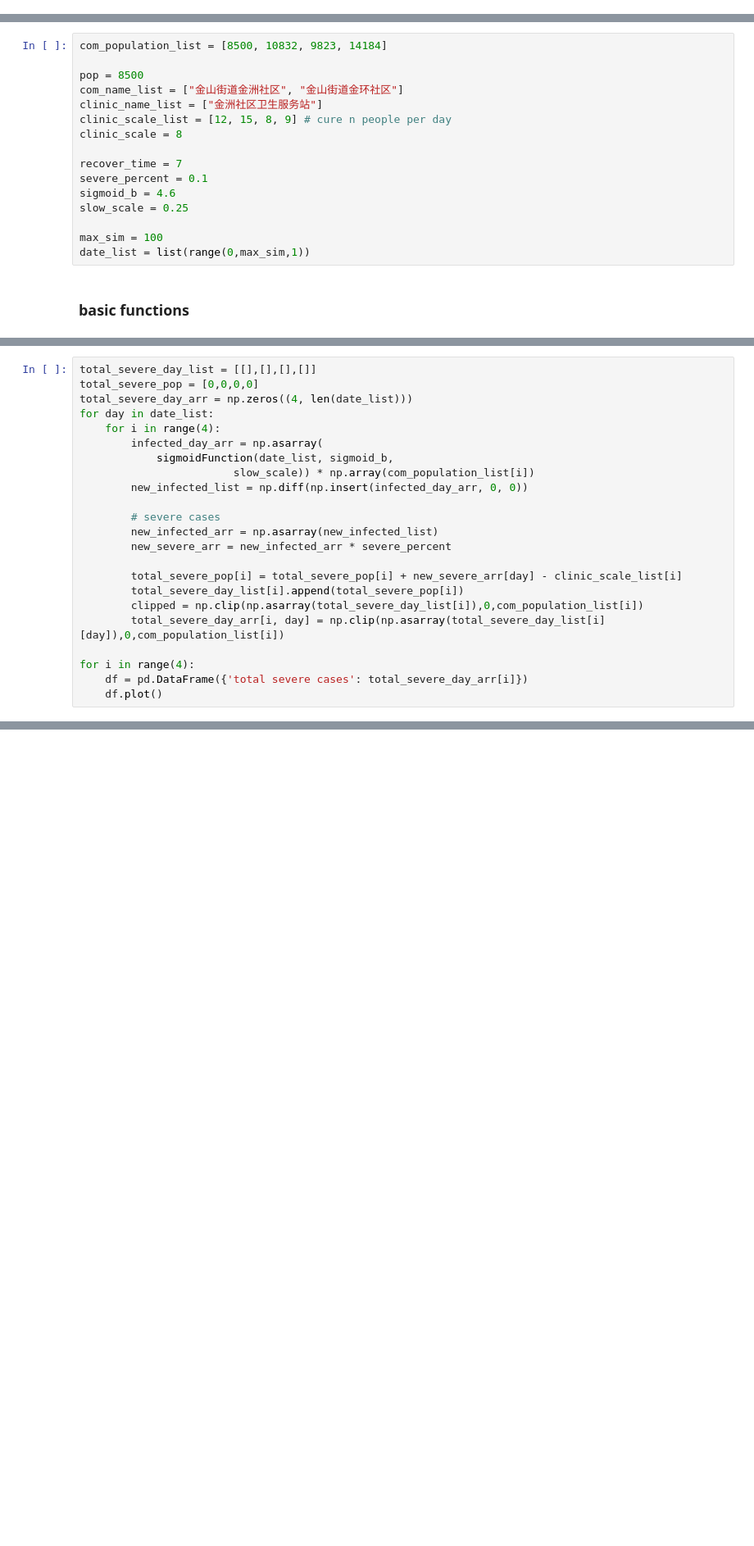
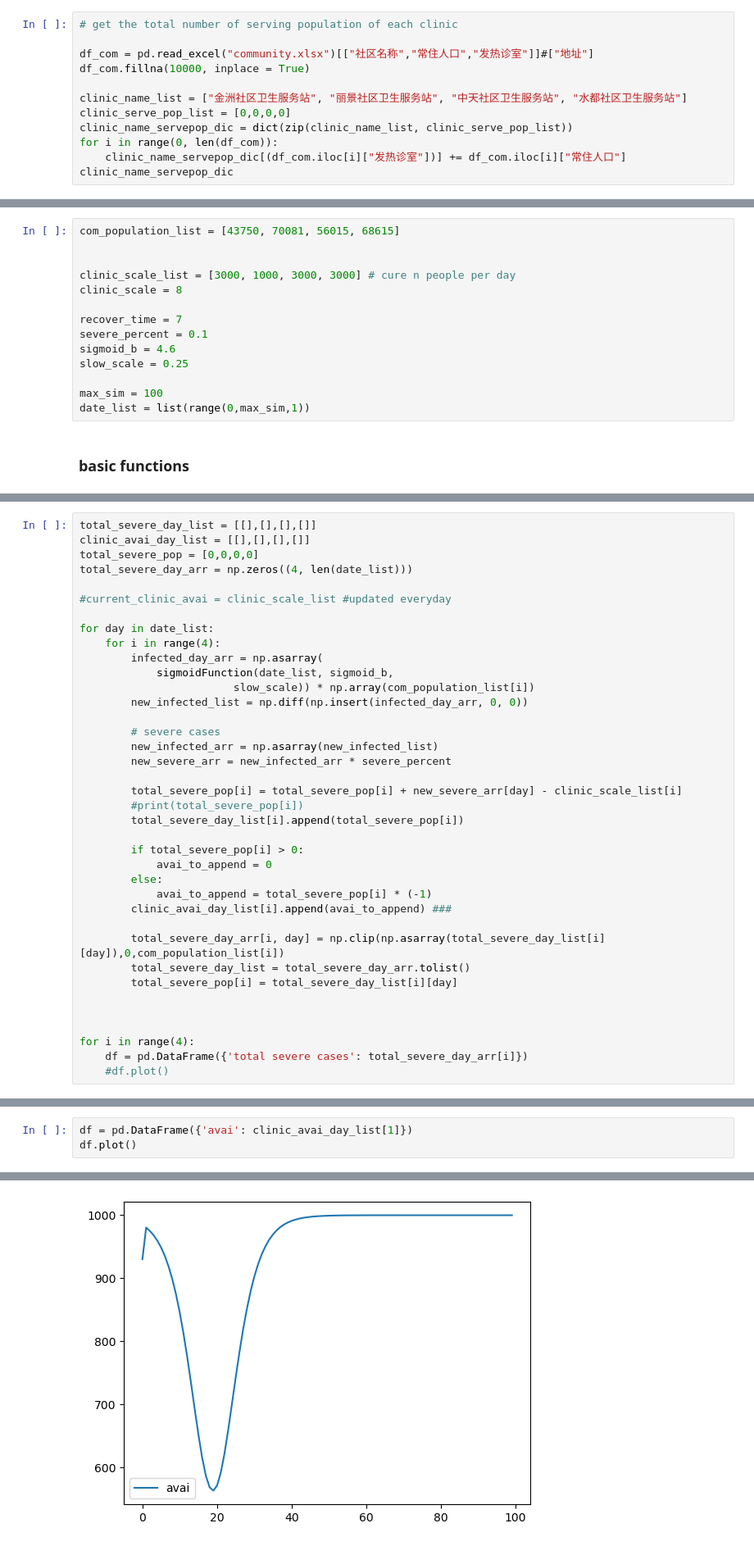
Before and after one commit to keke1022/DWP, a Jupyter notebook: single_clinic.ipynb, the cells around one changed output, grey strips where cells are left out. Shown at 82% size. Drawn from its saved outputs; the diff is of its cells as text; blank space fills up the shorter version.

Commit message:
calculate total population separately; found one debug; add clinic availability

```diff
--- a/single_clinic.ipynb
+++ b/single_clinic.ipynb
@@ -4,3 +4,15 @@ import math
 import pandas as pd
 # %% [markdown]
 ### data
+# %%
+# get the total number of serving population of each clinic
+
+df_com = pd.read_excel("community.xlsx")[["社区名称","常住人口","发热诊室"]]#["地址"]
+df_com.fillna(10000, inplace = True)
+
+clinic_name_list = ["金洲社区卫生服务站", "丽景社区卫生服务站", "中天社区卫生服务站", "水都社区卫生服务站"]
+clinic_serve_pop_list = [0,0,0,0]
+clinic_name_servepop_dic = dict(zip(clinic_name_list, clinic_serve_pop_list))
+for i in range(0, len(df_com)):
+    clinic_name_servepop_dic[(df_com.iloc[i]["发热诊室"])] += df_com.iloc[i]["常住人口"]
+clinic_name_servepop_dic
@@ -7,10 +24,8 @@ import pandas as pd
 # %%
-com_population_list = [8500, 10832, 9823, 14184]
+com_population_list = [43750, 70081, 56015, 68615]
 
-pop = 8500
-com_name_list = ["金山街道金洲社区", "金山街道金环社区"]
-clinic_name_list = ["金洲社区卫生服务站"]
-clinic_scale_list = [12, 15, 8, 9] # cure n people per day
+
+clinic_scale_list = [3000, 1000, 3000, 3000] # cure n people per day
 clinic_scale = 8
 
 recover_time = 7
@@ -32,8 +47,12 @@ def sigmoidFunction(z, sigmoid_b, slow_scale):
     return fz
 # %%
 total_severe_day_list = [[],[],[],[]]
+clinic_avai_day_list = [[],[],[],[]]
 total_severe_pop = [0,0,0,0]
 total_severe_day_arr = np.zeros((4, len(date_list)))
+
+#current_clinic_avai = clinic_scale_list #updated everyday
+
 for day in date_list:
     for i in range(4):
         infected_day_arr = np.asarray(
@@ -46,10 +65,21 @@ for day in date_list:
         new_severe_arr = new_infected_arr * severe_percent
 
         total_severe_pop[i] = total_severe_pop[i] + new_severe_arr[day] - clinic_scale_list[i]
+        #print(total_severe_pop[i])
         total_severe_day_list[i].append(total_severe_pop[i])
-        clipped = np.clip(np.asarray(total_severe_day_list[i]),0,com_population_list[i])
+
+        if total_severe_pop[i] > 0:
+            avai_to_append = 0
+        else:
+            avai_to_append = total_severe_pop[i] * (-1)
+        clinic_avai_day_list[i].append(avai_to_append) ###
+
         total_severe_day_arr[i, day] = np.clip(np.asarray(total_severe_day_list[i][day]),0,com_population_list[i])
+        total_severe_day_list = total_severe_day_arr.tolist()
+        total_severe_pop[i] = total_severe_day_list[i][day]
+
+
 
 for i in range(4):
     df = pd.DataFrame({'total severe cases': total_severe_day_arr[i]})
-    df.plot()
+    #df.plot()
@@ -80,0 +86,4 @@ df
+# %%
+df = pd.DataFrame({'avai': clinic_avai_day_list[1]})
+df.plot()
+# %% [output]
@@ -80,0 +91 @@ df
+[figure, added]
```
Also changed, not shown: parts of 12 cells of this notebook, 2 other files.
